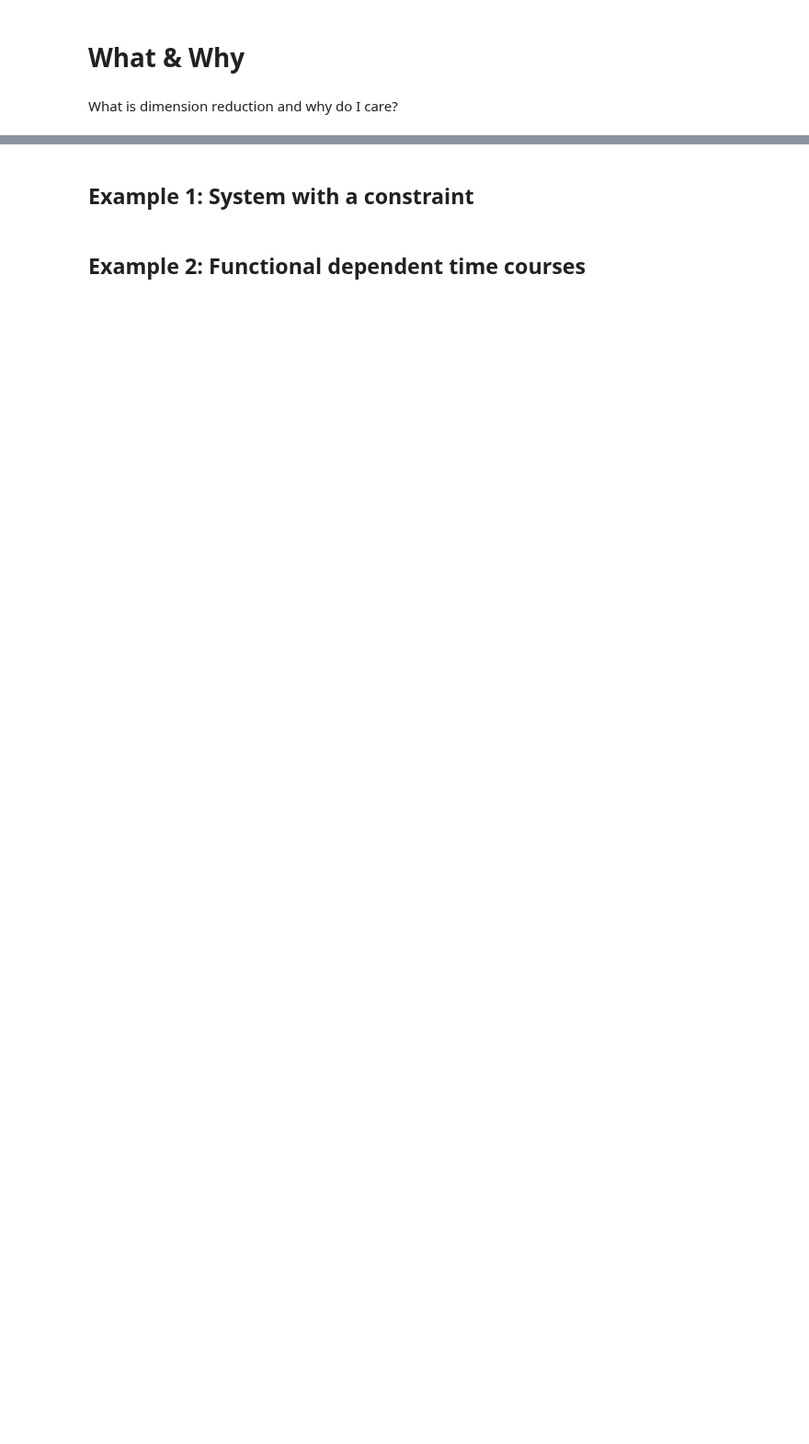
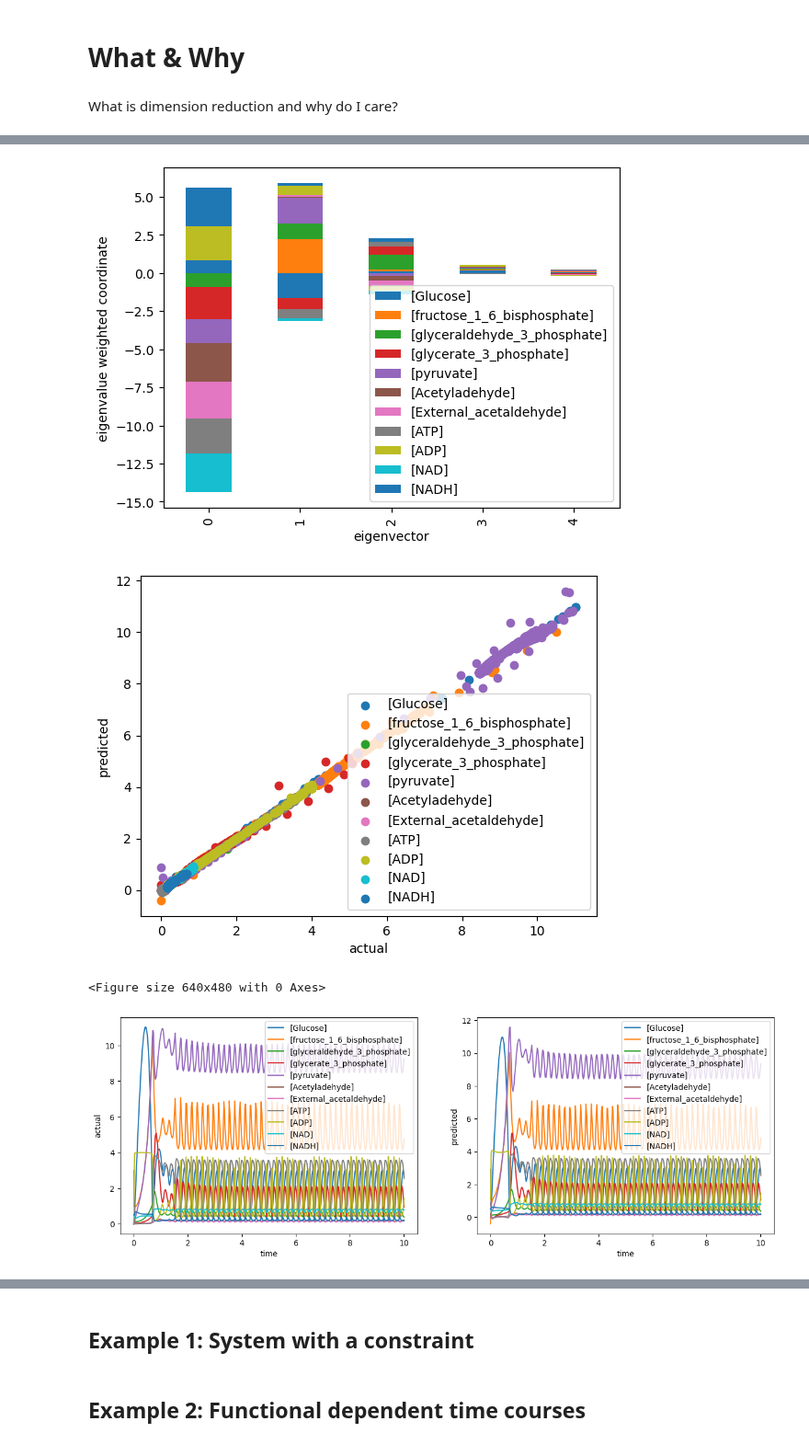
Before and after one commit to ModelEngineering/BIOEN-437, a Jupyter notebook: Lectures/Dimension-Reduction/dimension_reduction.ipynb, the cells around one changed output, grey strips where cells are left out. Shown at 92% size. Saved outputs shown, nothing was run; the diff lists cells and outputs as text; code cells hidden in the pictures; blank space fills up the shorter version.

```diff
--- a/Lectures/Dimension-Reduction/dimension_reduction.ipynb
+++ b/Lectures/Dimension-Reduction/dimension_reduction.ipynb
@@ -98,0 +509,7 @@ What is dimension reduction and why do I care?
+# %%
+result = PCAEncoderDecoder.analyzeSimulation(WOLF_ARR, num_reduced_dim=5)
+# %% [output]
+[figure, added]
+[figure, added]
+<Figure size 640x480 with 0 Axes>
+[figure, added]
```
Also changed, not shown: parts of 18 cells of this notebook, 1 other file.
